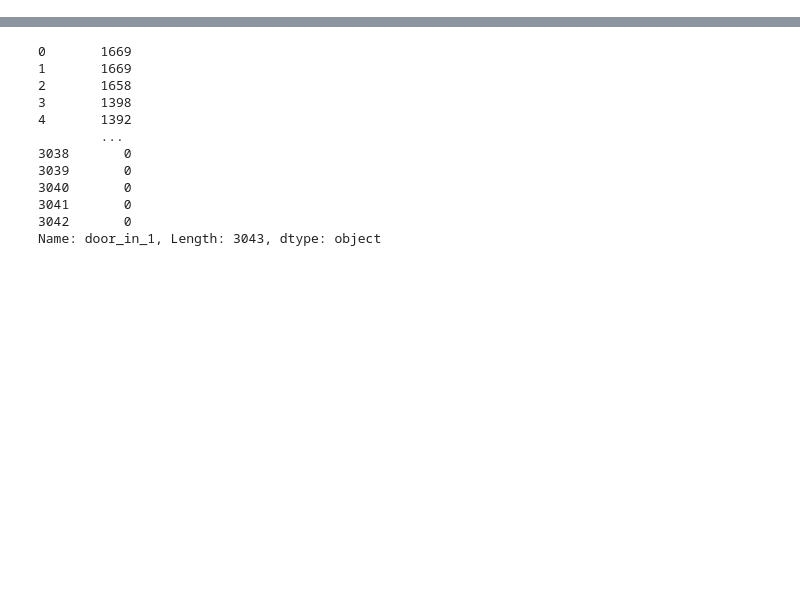
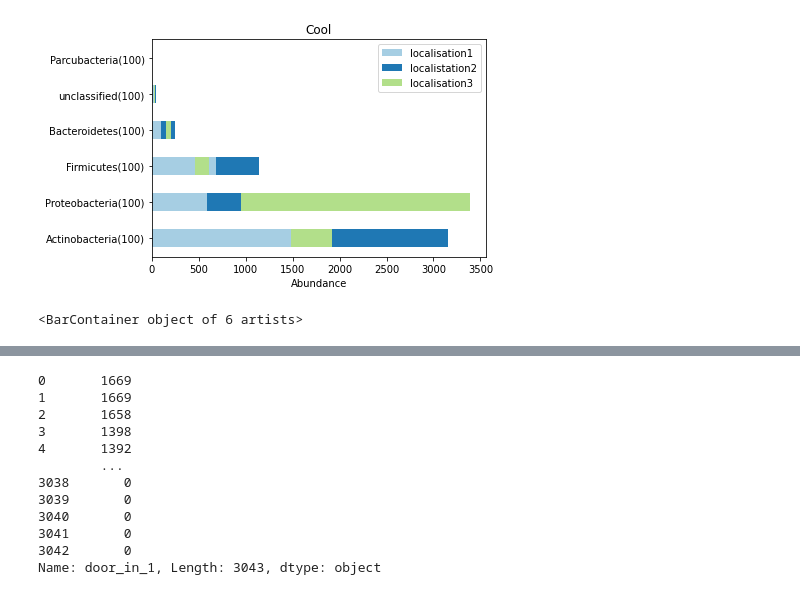
Before and after one commit to mmartelat/vdb_joha_marie, a Jupyter notebook: projetVdb.ipynb, the cells around one changed output, grey strips where cells are left out. Cells and saved outputs as stored; diff of their text form; code cells hidden in the pictures; blank space fills up the shorter version.

Commit message:
barplots horizontal ok

```diff
--- a/projetVdb.ipynb
+++ b/projetVdb.ipynb
@@ -429,0 +429,40 @@ plt.show()
+# %%
+#petite demo horizontal, voir à la suite le barplot complet
+import seaborn as sns
+
+dicoTaxoTest = getDicoTaxo(df)
+vecteurs = getNiv("Phylum",dicoTaxoTest)
+
+localisations=["door_in_1","door_in_2", "faucet_handle_1",
+                "faucet_handle_2", "sink_floor_1", "sink_floor_2",
+               "soap_dispenser_1", "stall_in_1", "toilet_floor_1",
+               "toilet_floor_2", "toilet_flush_handle_1",
+               "toilet_flush_handle_2", "toilet_seat_1", "toilet_seat_2"]
+
+vecteursTrier = abondanceImportant(vecteurs)
+phylums=vecteursTrier[0]
+loc1=vecteursTrier[1]
+loc2=vecteursTrier[2]
+loc3=vecteursTrier[3]
+N=len(phylums)
+ind = np.arange(N)
+width = 0.5
+fig = plt.figure()
+p1 = plt.barh(ind, loc1, width, color=cols[0])
+p2 = plt.barh(ind, loc2, width,left=loc1, color=cols[1])
+p3 = plt.barh(ind, loc3, width,left=loc2, color=cols[2])
+plt.xlabel('Abundance')
+plt.title('Cool')
+plt.yticks(ind, (phylums))
+
+plt.legend((p1[0], p2[0], p3[0]), ('localisation1', 'localistation2', 'localisation3'))
+
+import plotly as pt
+import seaborn as sns
+
+plt.show()
+
+print(p1)
+# %% [output]
+[figure, added]
+<BarContainer object of 6 artists>
```
Also changed, not shown: parts of 14 cells of this notebook.
